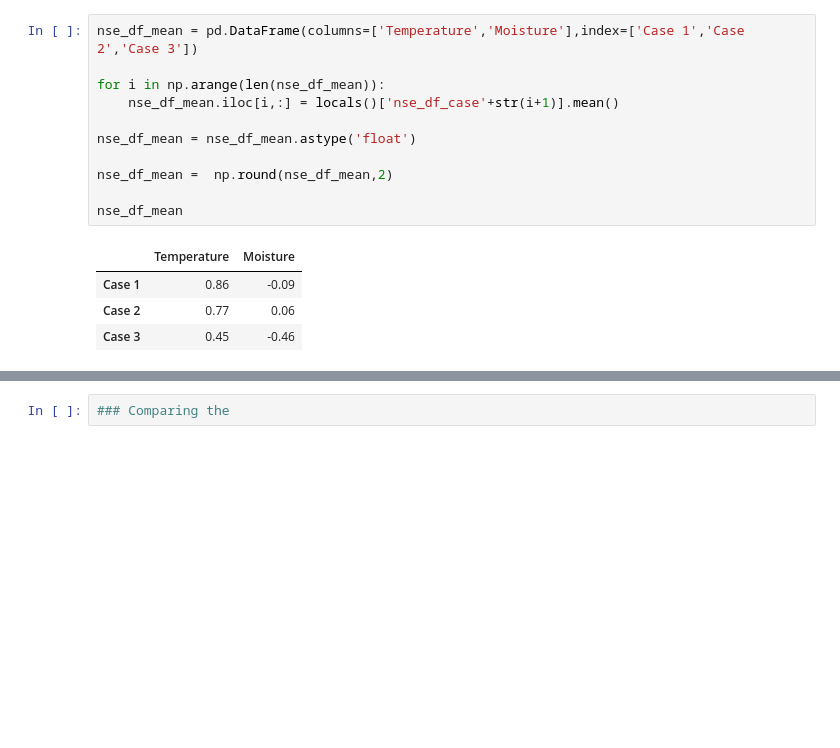
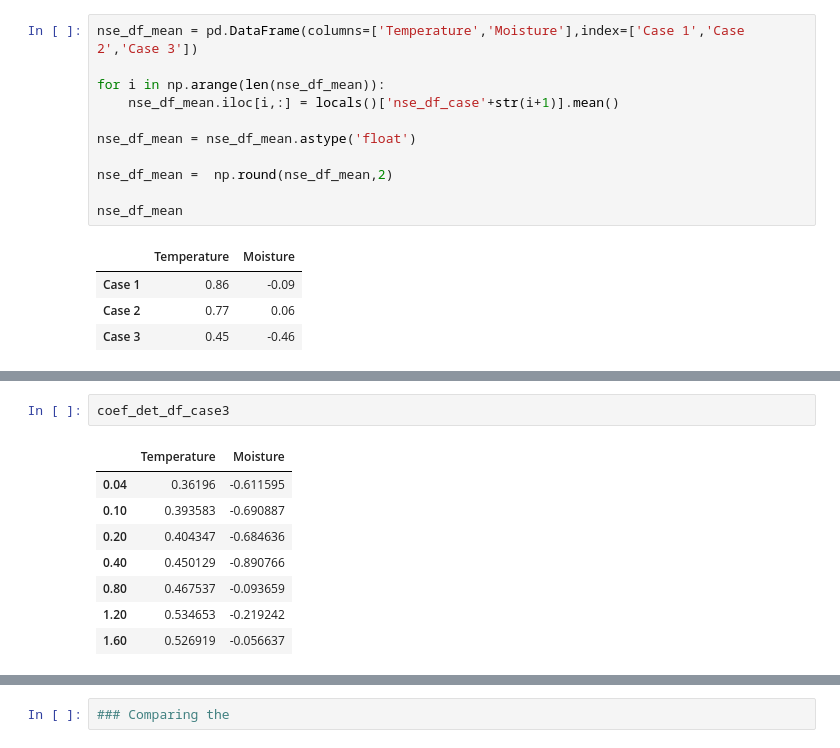
Before and after one commit to radhakrishnabl96/datamshapratirupa, a Jupyter notebook: 6_valid/Validation_output_analysis.ipynb, the cells around one changed output, grey strips where cells are left out. Saved outputs shown, nothing was run; the diff lists cells and outputs as text; blank space fills up the shorter version.

```diff
--- a/6_valid/Validation_output_analysis.ipynb
+++ b/6_valid/Validation_output_analysis.ipynb
@@ -686,0 +758,11 @@ nse_df_mean
+# %%
+coef_det_df_case3
+# %% [output]
+|  | Temperature | Moisture |
+| 0.04 | 0.36196 | -0.611595 |
+| 0.10 | 0.393583 | -0.690887 |
+| 0.20 | 0.404347 | -0.684636 |
+| 0.40 | 0.450129 | -0.890766 |
+| 0.80 | 0.467537 | -0.093659 |
+| 1.20 | 0.534653 | -0.219242 |
+| 1.60 | 0.526919 | -0.056637 |
```
Also changed, not shown: parts of 11 cells of this notebook, 39 other files.
